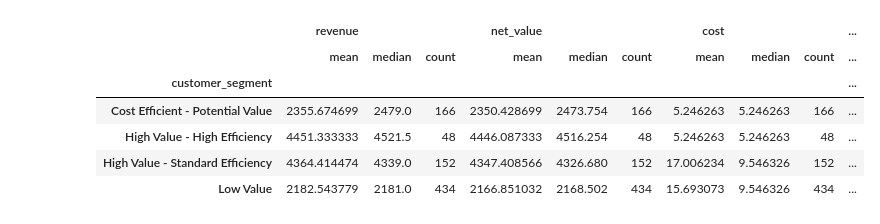
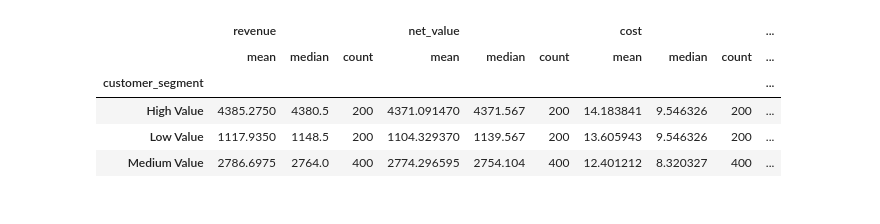
Before and after one commit to Andres240989/customer-lifetime-value_analysis, a Jupyter notebook: notebooks/03_segment_strategies.ipynb, the cells around one changed output. Drawn from its saved outputs; the diff is of its cells as text; code cells hidden in the pictures.

```diff
--- a/notebooks/03_segment_strategies.ipynb
+++ b/notebooks/03_segment_strategies.ipynb
@@ -16,0 +7,3 @@ df.head()
+# %%
+df_segmented = pd.read_csv("../data/customer_segmented.csv")
+df_segmented
@@ -17,15 +24,14 @@ df.head()
 # %%
 # principales estadísticas por segmento de clientes
-df.groupby("customer_segment")[
+df_segmented.groupby("customer_segment")[
     ["revenue", "net_value", "cost", "conversion_rate"]
 ].agg(["mean", "median", "count"])
 # %% [output]
 |  | revenue |  |  | net_value |  |  | cost |  |  | ... |
 |  | mean | median | count | mean | median | count | mean | median | count | ... |
 | customer_segment |  |  |  |  |  |  |  |  |  | ... |
-| Cost Efficient - Potential Value | 2355.674699 | 2479.0 | 166 | 2350.428699 | 2473.754 | 166 | 5.246263 | 5.246263 | 166 | ... |
-| High Value - High Efficiency | 4451.333333 | 4521.5 | 48 | 4446.087333 | 4516.254 | 48 | 5.246263 | 5.246263 | 48 | ... |
-| High Value - Standard Efficiency | 4364.414474 | 4339.0 | 152 | 4347.408566 | 4326.680 | 152 | 17.006234 | 9.546326 | 152 | ... |
-| Low Value | 2182.543779 | 2181.0 | 434 | 2166.851032 | 2168.502 | 434 | 15.693073 | 9.546326 | 434 | ... |
+| High Value | 4385.2750 | 4380.5 | 200 | 4371.091470 | 4371.567 | 200 | 14.183841 | 9.546326 | 200 | ... |
+| Low Value | 1117.9350 | 1148.5 | 200 | 1104.329370 | 1139.567 | 200 | 13.605943 | 9.546326 | 200 | ... |
+| Medium Value | 2786.6975 | 2764.0 | 400 | 2774.296595 | 2754.104 | 400 | 12.401212 | 8.320327 | 400 | ... |
 # %%
 # principales estadísticas por segmento de clientes y canal
```
Also changed, not shown: parts of 9 cells of this notebook.
